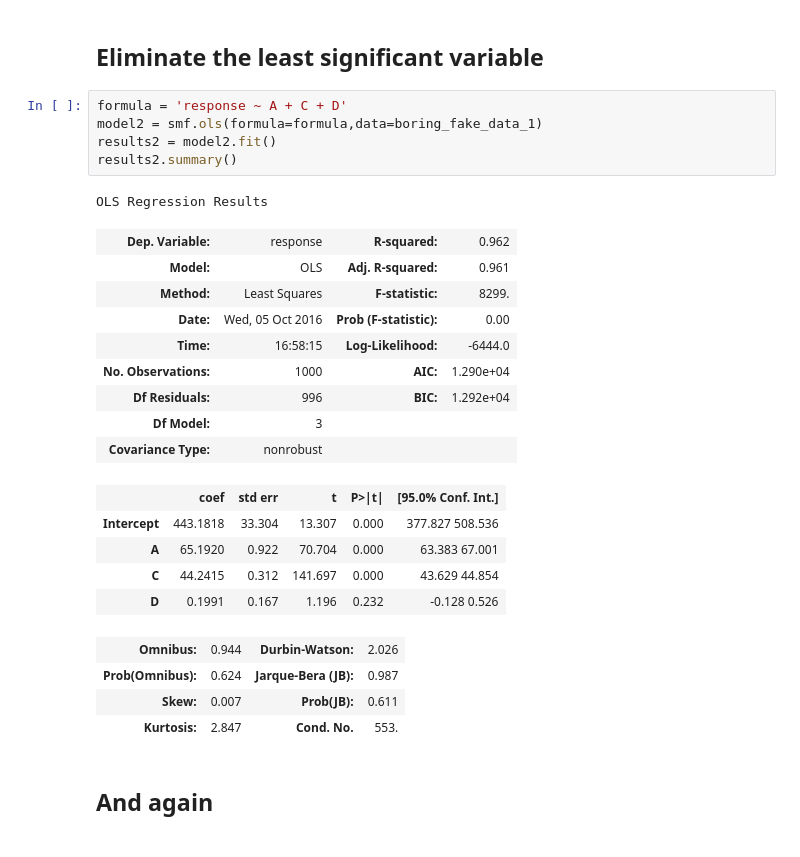
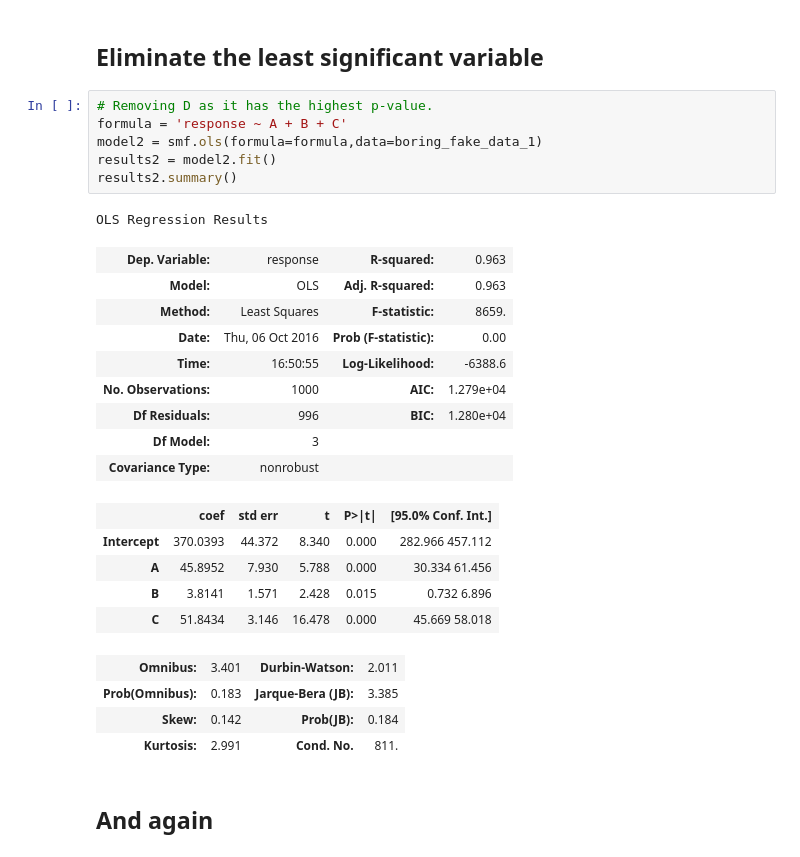
Before and after one commit to carlespoles/DSCI6002-student, a Jupyter notebook: week6/6-3_MultReg2/DSCI6002-6.3-Lecture-CarlesPolesMielgo.ipynb, the cells around one changed output. Saved outputs shown, nothing was run; the diff lists cells and outputs as text.

```diff
--- a/week6/6-3_MultReg2/DSCI6002-6.3-Lecture-CarlesPolesMielgo.ipynb
+++ b/week6/6-3_MultReg2/DSCI6002-6.3-Lecture-CarlesPolesMielgo.ipynb
@@ -436,30 +436,31 @@ OLS Regression Results
 # %% [markdown]
 ## Eliminate the least significant variable
 # %%
-formula = 'response ~ A + C + D'
+# Removing D as it has the highest p-value.
+formula = 'response ~ A + B + C'
 model2 = smf.ols(formula=formula,data=boring_fake_data_1)
 results2 = model2.fit()
 results2.summary()
 # %% [output]
 OLS Regression Results
-| Dep. Variable: | response | R-squared: | 0.962 |
-| Model: | OLS | Adj. R-squared: | 0.961 |
-| Method: | Least Squares | F-statistic: | 8299. |
-| Date: | Wed, 05 Oct 2016 | Prob (F-statistic): | 0.00 |
-| Time: | 16:58:15 | Log-Likelihood: | -6444.0 |
-| No. Observations: | 1000 | AIC: | 1.290e+04 |
-| Df Residuals: | 996 | BIC: | 1.292e+04 |
+| Dep. Variable: | response | R-squared: | 0.963 |
+| Model: | OLS | Adj. R-squared: | 0.963 |
+| Method: | Least Squares | F-statistic: | 8659. |
+| Date: | Thu, 06 Oct 2016 | Prob (F-statistic): | 0.00 |
+| Time: | 16:50:55 | Log-Likelihood: | -6388.6 |
+| No. Observations: | 1000 | AIC: | 1.279e+04 |
+| Df Residuals: | 996 | BIC: | 1.280e+04 |
 | Df Model: | 3 |  |  |
 | Covariance Type: | nonrobust |  |  |
 |  | coef | std err | t | P>|t| | [95.0% Conf. Int.] |
-| Intercept | 443.1818 | 33.304 | 13.307 | 0.000 | 377.827 508.536 |
-| A | 65.1920 | 0.922 | 70.704 | 0.000 | 63.383 67.001 |
-| C | 44.2415 | 0.312 | 141.697 | 0.000 | 43.629 44.854 |
-| D | 0.1991 | 0.167 | 1.196 | 0.232 | -0.128 0.526 |
+| Intercept | 370.0393 | 44.372 | 8.340 | 0.000 | 282.966 457.112 |
+| A | 45.8952 | 7.930 | 5.788 | 0.000 | 30.334 61.456 |
+| B | 3.8141 | 1.571 | 2.428 | 0.015 | 0.732 6.896 |
+| C | 51.8434 | 3.146 | 16.478 | 0.000 | 45.669 58.018 |
-| Omnibus: | 0.944 | Durbin-Watson: | 2.026 |
-| Prob(Omnibus): | 0.624 | Jarque-Bera (JB): | 0.987 |
-| Skew: | 0.007 | Prob(JB): | 0.611 |
-| Kurtosis: | 2.847 | Cond. No. | 553. |
+| Omnibus: | 3.401 | Durbin-Watson: | 2.011 |
+| Prob(Omnibus): | 0.183 | Jarque-Bera (JB): | 3.385 |
+| Skew: | 0.142 | Prob(JB): | 0.184 |
+| Kurtosis: | 2.991 | Cond. No. | 811. |
 # %% [markdown]
 ## And again
 # %%
```
Also changed, not shown: parts of 19 cells of this notebook.
